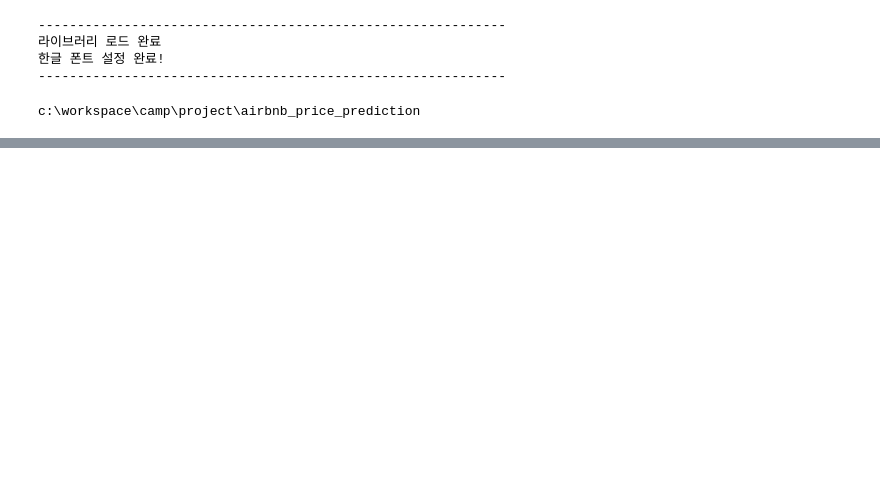
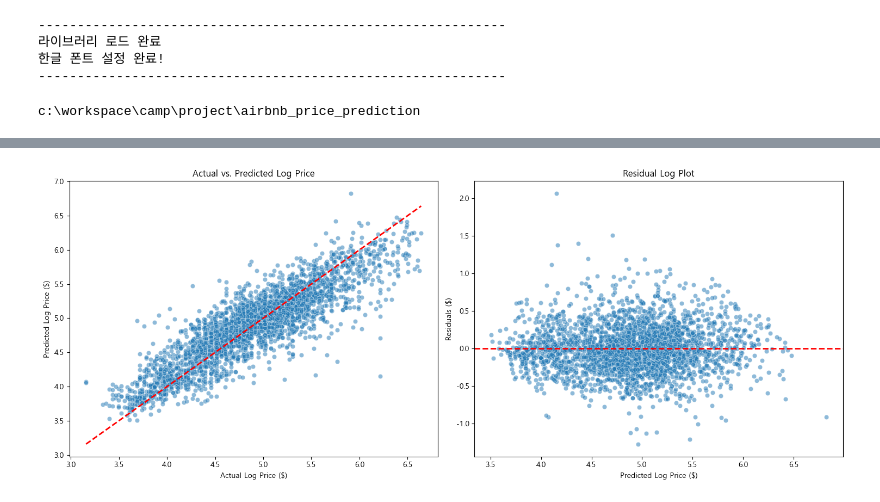
Before and after one commit to sybeom528/airbnb_price_prediction, a Jupyter notebook: notebooks/modeling.ipynb, the cells around one changed output, grey strips where cells are left out. Saved outputs shown, nothing was run; the diff lists cells and outputs as text; code cells hidden in the pictures; blank space fills up the shorter version.

```diff
--- a/notebooks/modeling.ipynb
+++ b/notebooks/modeling.ipynb
@@ -214,3 +207,35 @@ plt.show()
+# %%
+import matplotlib.pyplot as plt
+import seaborn as sns
+
+# 1. 데이터 준비 (로그 단위를 원본 달러 단위로 복원)
+y_test_orig = y_test
+y_pred_orig = pred_final
+residuals = y_test_orig - y_pred_orig
+
+# 시각화 설정
+plt.figure(figsize=(15, 6))
+
+# 그래프 1: 실제값 vs 예측값 (Actual vs Predicted)
+plt.subplot(1, 2, 1)
+sns.scatterplot(x=y_test_orig, y=y_pred_orig, alpha=0.5)
+plt.plot([y_test_orig.min(), y_test_orig.max()], [y_test_orig.min(), y_test_orig.max()], 'r--', lw=2)
+plt.xlabel('Actual Log Price ($)')
+plt.ylabel('Predicted Log Price ($)')
+plt.title('Actual vs. Predicted Log Price')
+
+# 그래프 2: 잔차도 (Residual Plot)
+plt.subplot(1, 2, 2)
+sns.scatterplot(x=y_pred_orig, y=residuals, alpha=0.5)
+plt.axhline(y=0, color='r', linestyle='--', lw=2)
+plt.xlabel('Predicted Log Price ($)')
+plt.ylabel('Residuals ($)')
+plt.title('Residual Log Plot')
+
+plt.tight_layout()
+plt.show()
+# %% [output]
+[figure, added]
 # %%
 import matplotlib.pyplot as plt
 import seaborn as sns
```
Also changed, not shown: parts of 8 cells of this notebook, 1 other file.
